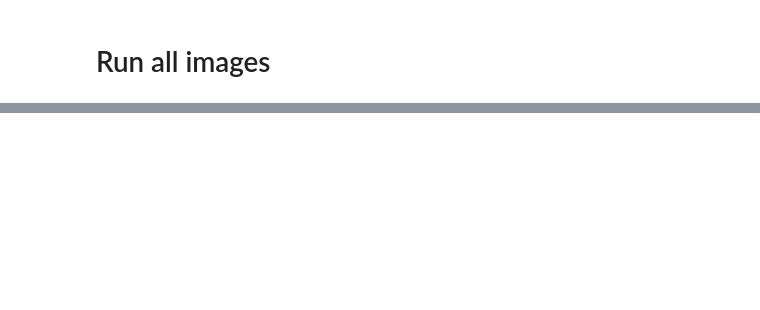
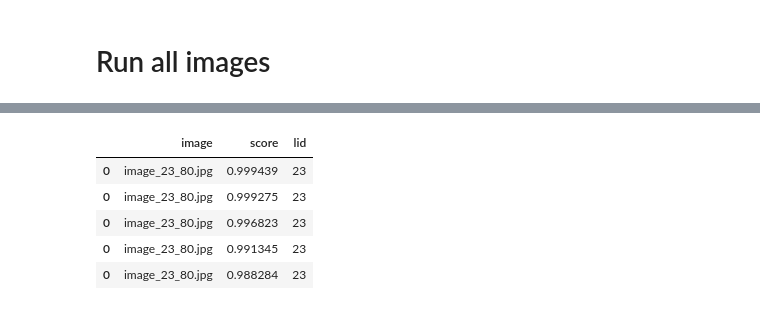
Before and after one commit to yonghah/nyc_ped_count_cnn, a Jupyter notebook: notebooks/02-detect-pedestrians-pytorch.ipynb, the cells around one changed output, grey strips where cells are left out. Drawn from its saved outputs; the diff is of its cells as text; code cells hidden in the pictures; blank space fills up the shorter version.

```diff
--- a/notebooks/02-detect-pedestrians-pytorch.ipynb
+++ b/notebooks/02-detect-pedestrians-pytorch.ipynb
@@ -92,4 +101,5 @@ run_detect(images[0], model)
 # %% [markdown]
 # Run all images
 # %%
-results = list(map(lambda x: run_detect(x, model), images))
+%%time
+results = list(map(lambda x: run_detect(x, model, threshold=0.2), images))
@@ -96,6 +109,15 @@ results = list(map(lambda x: run_detect(x, model), images))
 # %%
 df = pd.DataFrame.from_records(results)
 df.columns = ['image', 'score']
 df['lid'] = df['image'].str.split('_').str[1]
+df = df.explode('score')
+df.head()
+# %% [output]
+|  | image | score | lid |
+| 0 | image_23_80.jpg | 0.999439 | 23 |
+| 0 | image_23_80.jpg | 0.999275 | 23 |
+| 0 | image_23_80.jpg | 0.996823 | 23 |
+| 0 | image_23_80.jpg | 0.991345 | 23 |
+| 0 | image_23_80.jpg | 0.988284 | 23 |
 # %%
 df.to_csv("../data/dataframe/nyc-cnn-exp.csv", index=False)
```
Also changed, not shown: parts of 4 cells of this notebook, 2 other files.
